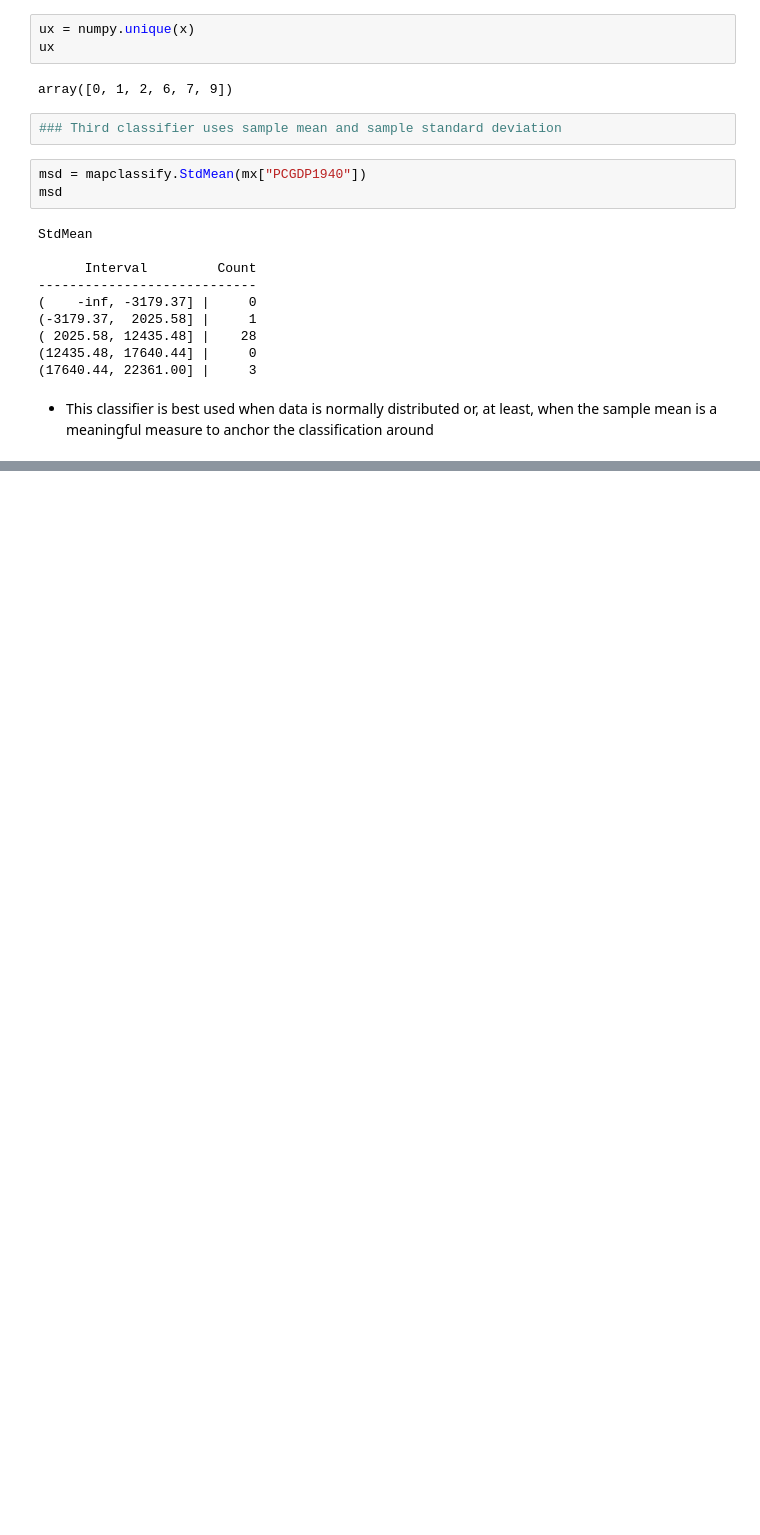
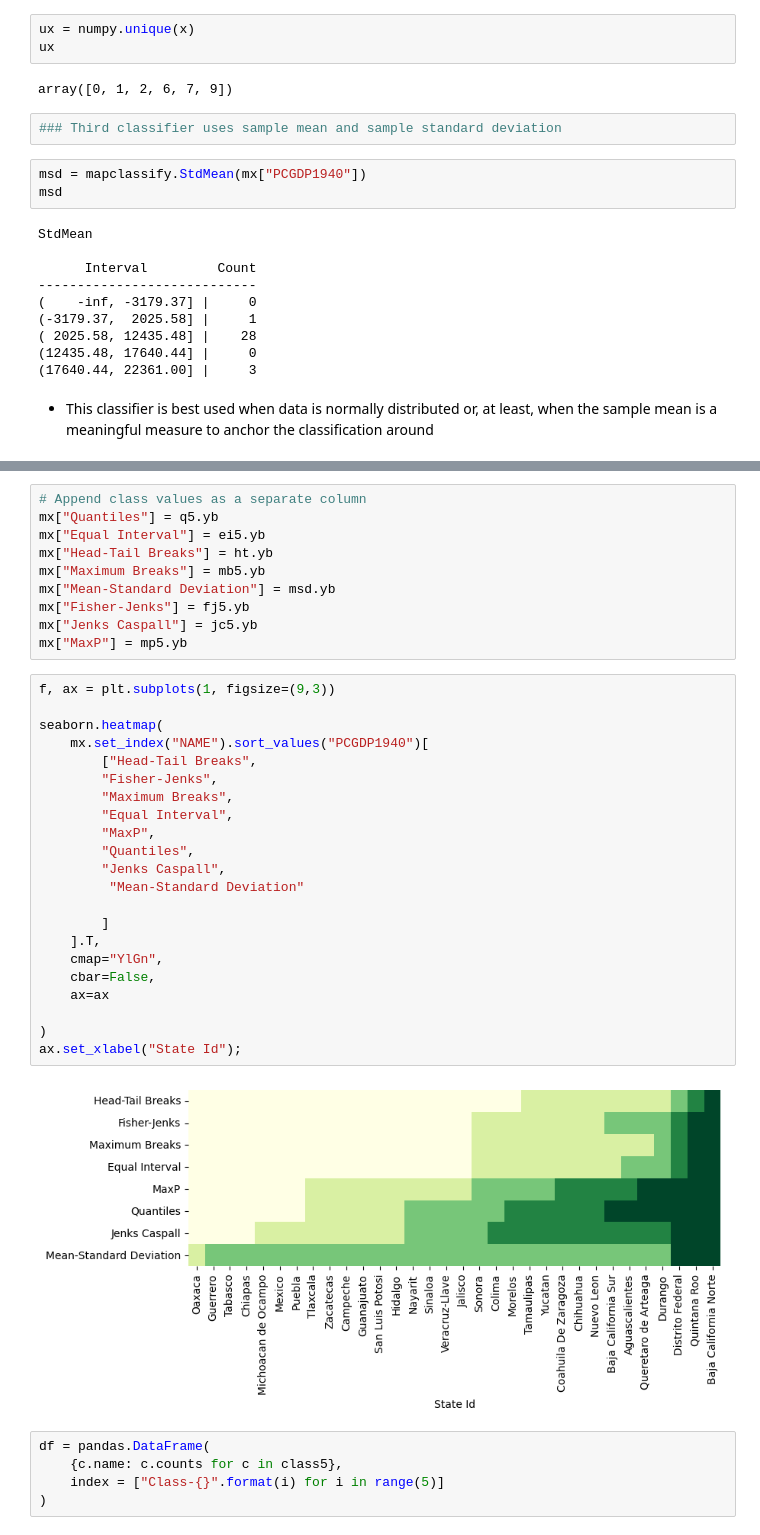
Before and after one commit to Maras13/geographic_data_science, a Jupyter notebook: Spatial_Data_Analysis.ipynb, the cells around one changed output, grey strips where cells are left out. Drawn from its saved outputs; the diff is of its cells as text; blank space fills up the shorter version.

```diff
--- a/Spatial_Data_Analysis.ipynb
+++ b/Spatial_Data_Analysis.ipynb
@@ -152,0 +300,39 @@ StdMean
+# %%
+# Append class values as a separate column
+mx["Quantiles"] = q5.yb
+mx["Equal Interval"] = ei5.yb
+mx["Head-Tail Breaks"] = ht.yb
+mx["Maximum Breaks"] = mb5.yb
+mx["Mean-Standard Deviation"] = msd.yb
+mx["Fisher-Jenks"] = fj5.yb
+mx["Jenks Caspall"] = jc5.yb
+mx["MaxP"] = mp5.yb
+# %%
+f, ax = plt.subplots(1, figsize=(9,3))
+
+seaborn.heatmap(
+    mx.set_index("NAME").sort_values("PCGDP1940")[
+        ["Head-Tail Breaks",
+        "Fisher-Jenks",
+        "Maximum Breaks",
+        "Equal Interval",
+        "MaxP",
+        "Quantiles",
+        "Jenks Caspall",
+         "Mean-Standard Deviation"
+
+        ]
+    ].T,
+    cmap="YlGn",
+    cbar=False,
+    ax=ax
+
+)
+ax.set_xlabel("State Id");
+# %% [output]
+[figure, added]
+# %%
+df = pandas.DataFrame(
+    {c.name: c.counts for c in class5},
+    index = ["Class-{}".format(i) for i in range(5)]
+)
```
Also changed, not shown: parts of 43 cells of this notebook, 1 other file.
